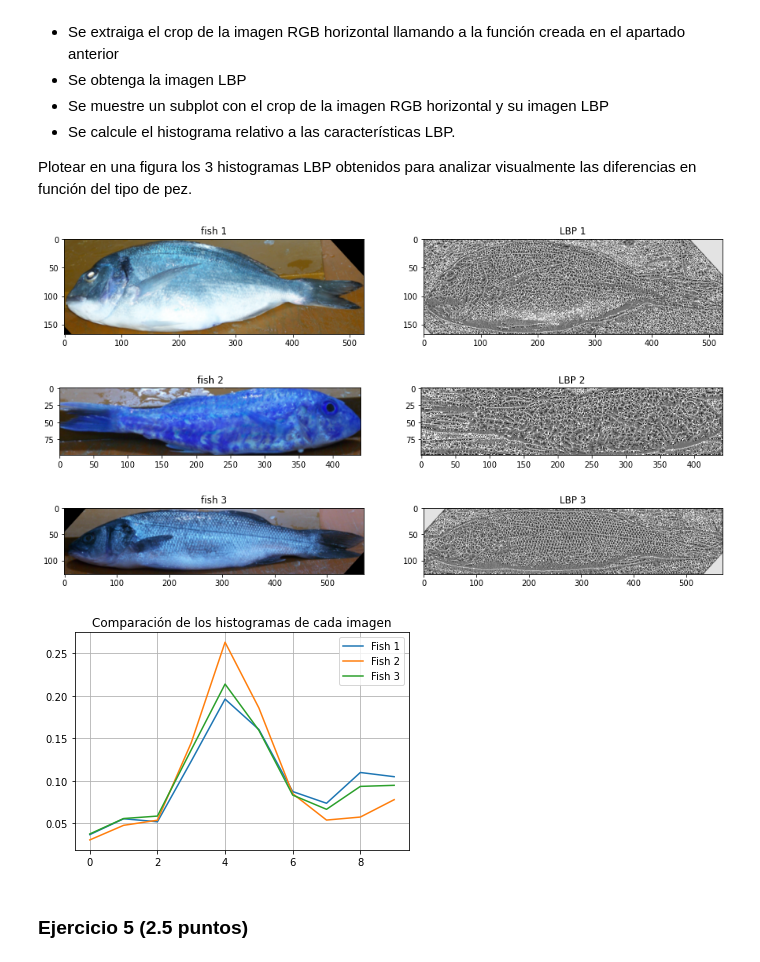
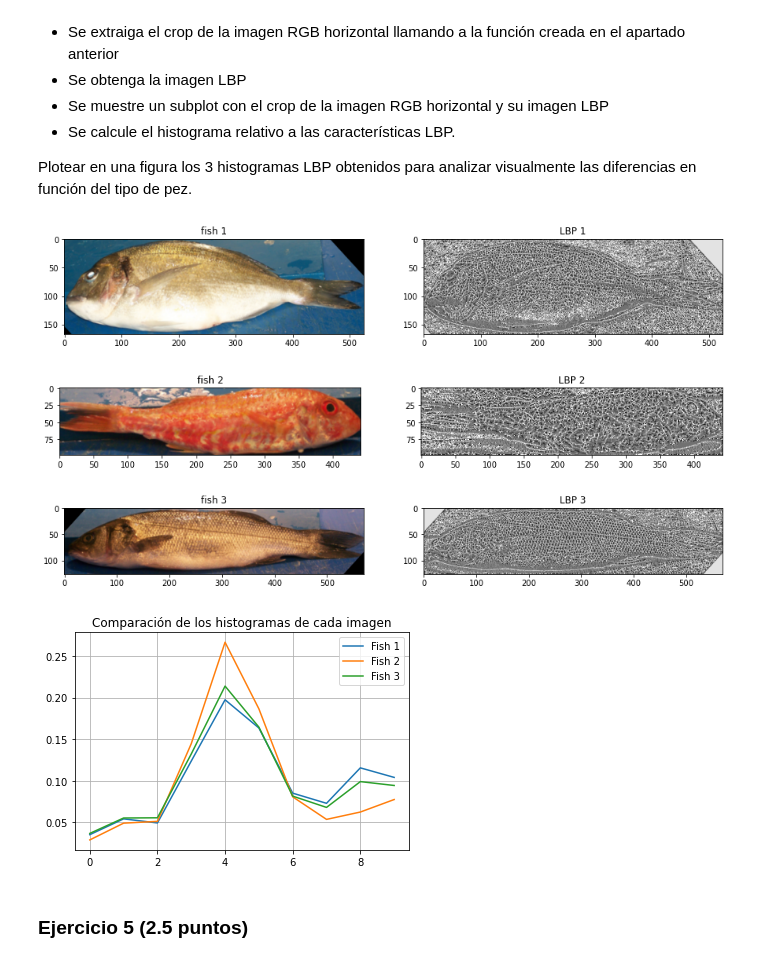
Before and after one commit to MauGutierrez/Master-AI, a Jupyter notebook: Aprendizaje Supervisado/Prueba Final/Prueba_final.ipynb, the cells around one changed output. Saved outputs shown, nothing was run; the diff lists cells and outputs as text; code cells hidden in the pictures.

```diff
--- a/Aprendizaje Supervisado/Prueba Final/Prueba_final.ipynb
+++ b/Aprendizaje Supervisado/Prueba Final/Prueba_final.ipynb
@@ -391,6 +391,9 @@ for i in range(len(data_images)):
     img = cv2.imread('data' + os.sep + 'fish_dataset' + os.sep + 'images' + os.sep + data_images[i])
     # Leemos la mascara correspondiente de la imagen
     mask = cv2.imread('data' + os.sep + 'fish_dataset' + os.sep + 'masks' + os.sep + data_images[i])
+
+    # Convertimos la imagen del canal original a RGB
+    img = cv2.cvtColor(img, cv2.COLOR_BGR2RGB)
 
     # Llamamos a la funcion cropping_function para obtener el crop del objeto deseado
     new_image = cropping_function(img, mask)
@@ -404,37 +407,37 @@ for i in range(len(data_images)):
     img_gray = cv2.cvtColor(new_image, cv2.COLOR_BGR2GRAY)
     lbp_image = local_binary_pattern(img_gray, P, R, method='uniform')
 
     # Visualizamos crop de la imagen y LBP
     figs, ax = plt.subplots(1,2, figsize=(15, 10))
     ax[0].imshow(new_image, cmap='gray'), ax[0].set_title('fish ' + str(i+1))
     ax[1].imshow(lbp_image, cmap='gray'), ax[1].set_title('LBP ' + str(i+1))
     plt.show()
 
     # Calculamos el histograma
     lbp_image = np.uint8(lbp_image)
     hist = cv2.calcHist([lbp_image.ravel()], [0], None, [P+2], [0, P+2])
 
     # Normalizamos el histograma
     hist = hist.astype("float")
     hist /= (hist.sum() + epsilon)
 
     # Metemos cada histograma en una lista para visualizarlos todos en uno solo
     # y asi comparar los resultados obtenidos
     histogramas.append(hist)
 
 
 for histograma in histogramas:
     plt.plot(histograma)
 
 plt.grid(True)
 plt.legend(["Fish 1", "Fish 2", "Fish 3"])
 plt.title('Comparación de los histogramas de cada imagen')
 plt.show()
 # %% [output]
-[figure, old version]
+[figure, new version]
-[figure, old version]
+[figure, new version]
-[figure, old version]
+[figure, new version]
-[figure, old version]
+[figure, new version]
 # %% [markdown]
 ### Ejercicio 5 (2.5 puntos)
 # %% [markdown]
```
Also changed, not shown: parts of 1 cell of this notebook, 11 other files.
